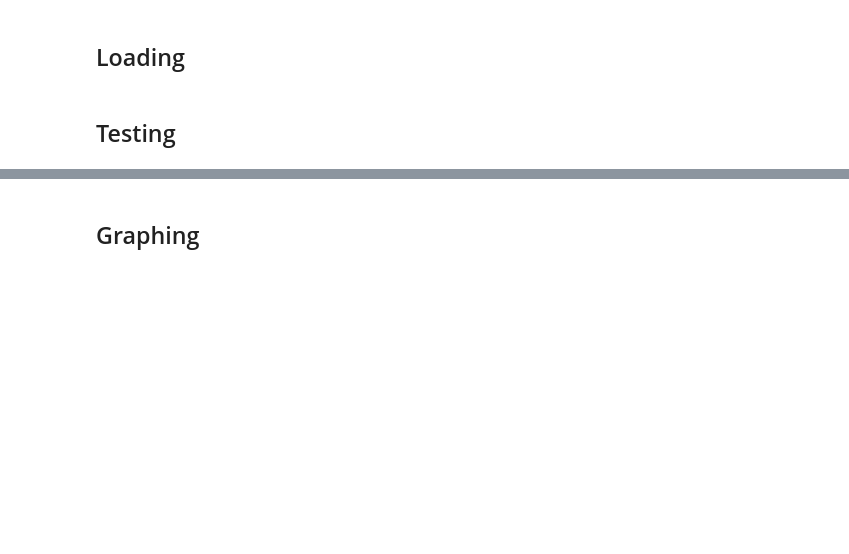
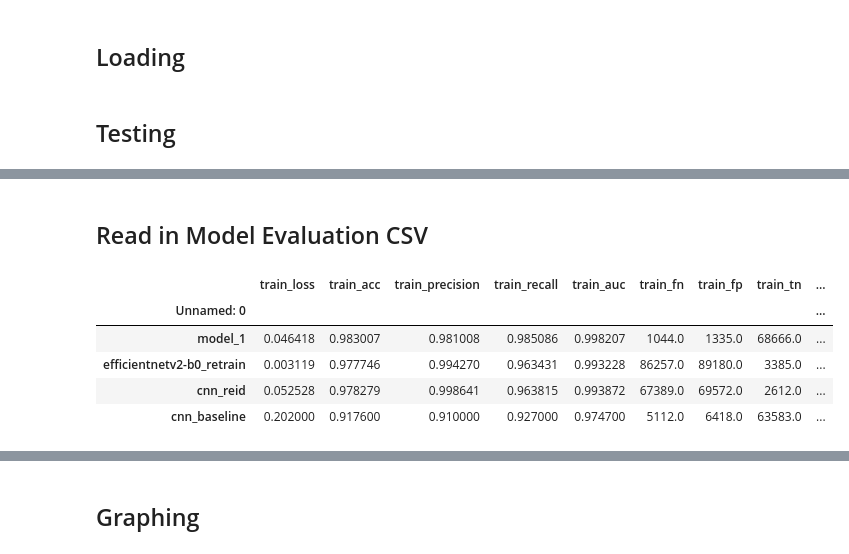
Before and after one commit to annabchox/deepfake-detector, a Jupyter notebook: Code/Main/Testing/Best_Models_NN.ipynb, the cells around one changed output, grey strips where cells are left out. Saved outputs shown, nothing was run; the diff lists cells and outputs as text; code cells hidden in the pictures; blank space fills up the shorter version.

```diff
--- a/Code/Main/Testing/Best_Models_NN.ipynb
+++ b/Code/Main/Testing/Best_Models_NN.ipynb
@@ -57,0 +76,14 @@ loaded_model.load_weights(weights_path)
+# %% [markdown]
+## Read in Model Evaluation CSV
+# %%
+df = pd.read_csv("../../Results/model_eval.csv")
+df.set_index("Unnamed: 0", drop=True, inplace=True)
+df.dropna(inplace=True)
+df.head()
+# %% [output]
+|  | train_loss | train_acc | train_precision | train_recall | train_auc | train_fn | train_fp | train_tn | ... |
+| Unnamed: 0 |  |  |  |  |  |  |  |  | ... |
+| model_1 | 0.046418 | 0.983007 | 0.981008 | 0.985086 | 0.998207 | 1044.0 | 1335.0 | 68666.0 | ... |
+| efficientnetv2-b0_retrain | 0.003119 | 0.977746 | 0.994270 | 0.963431 | 0.993228 | 86257.0 | 89180.0 | 3385.0 | ... |
+| cnn_reid | 0.052528 | 0.978279 | 0.998641 | 0.963815 | 0.993872 | 67389.0 | 69572.0 | 2612.0 | ... |
+| cnn_baseline | 0.202000 | 0.917600 | 0.910000 | 0.927000 | 0.974700 | 5112.0 | 6418.0 | 63583.0 | ... |
```
Also changed, not shown: parts of 17 cells of this notebook, 9 other files.
